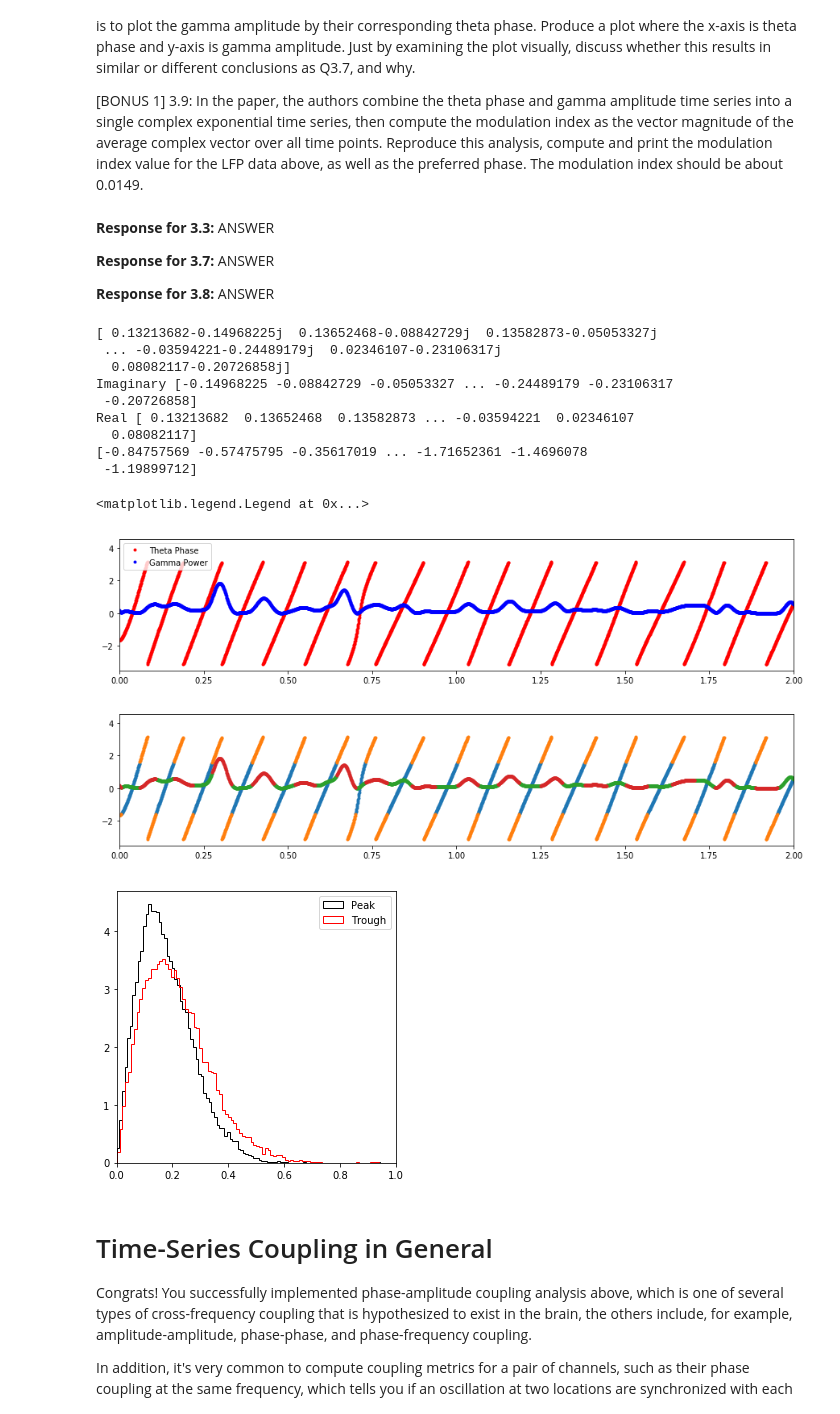
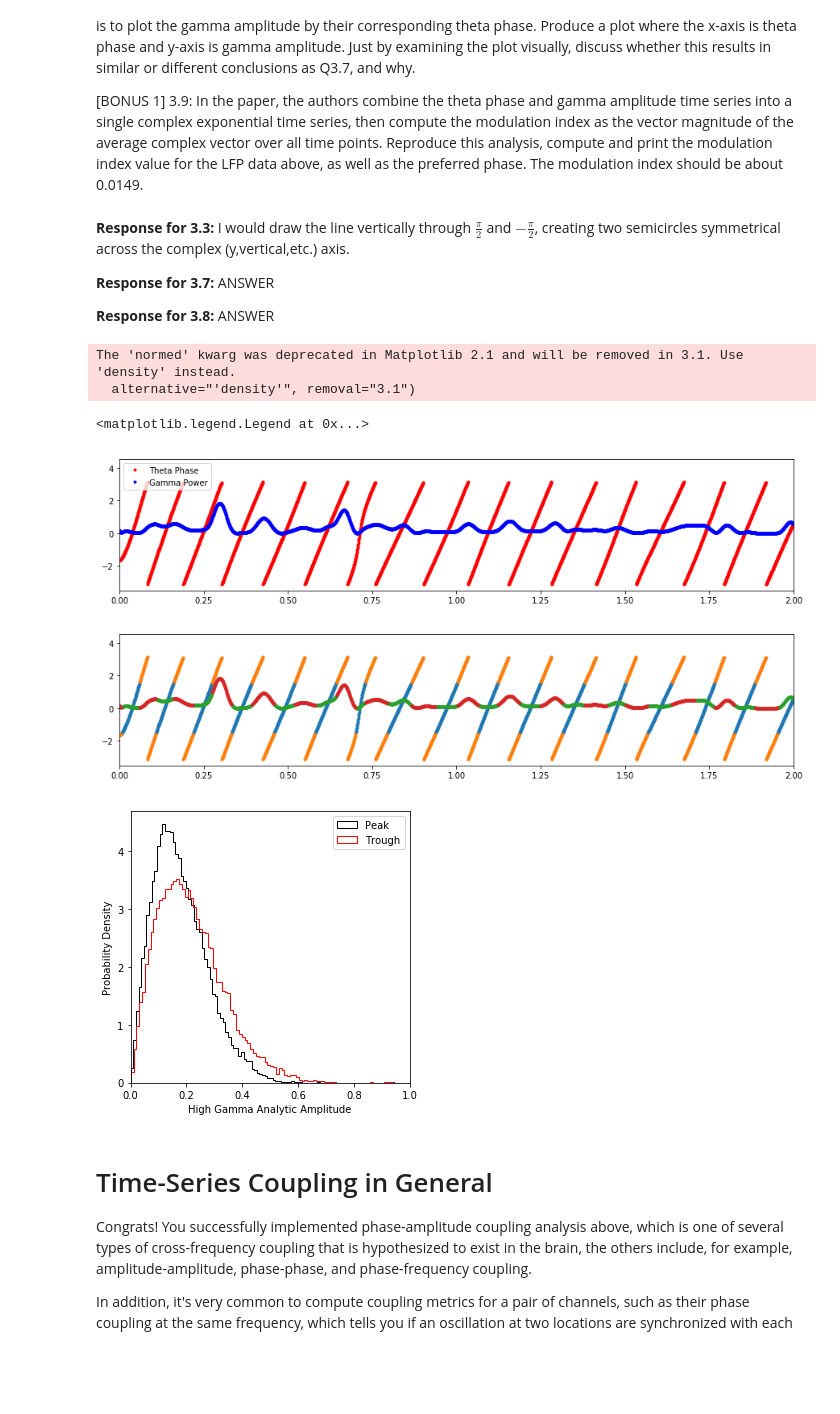
Before and after one commit to rmontehe/COGS118C, a Jupyter notebook: Assignments/Assignment 4/A4-HilbertLFPSpike.ipynb, the cells around one changed output. Saved outputs shown, nothing was run; the diff lists cells and outputs as text; code cells hidden in the pictures; blank space fills up the shorter version.

```diff
--- a/Assignments/Assignment 4/A4-HilbertLFPSpike.ipynb
+++ b/Assignments/Assignment 4/A4-HilbertLFPSpike.ipynb
@@ -270,7 +261,7 @@ There are often multiple oscillations present in a brain recording, at the same
 
 [BONUS 1] 3.9: In the paper, the authors combine the theta phase and gamma amplitude time series into a single complex exponential time series, then compute the modulation index as the vector magnitude of the average complex vector over all time points. Reproduce this analysis, compute and print the modulation index value for the LFP data above, as well as the preferred phase. The modulation index should be about 0.0149.
 # %% [markdown]
-**Response for 3.3:** ANSWER
+**Response for 3.3:** I would draw the line vertically through $\frac{\pi}{2}$ and $-\frac{\pi}{2}$, creating two semicircles symmetrical across the complex (y,vertical,etc.) axis.
 
 **Response for 3.7:** ANSWER
 
@@ -283,46 +274,40 @@ x_a_gamma = my_hilbert(gamma_osc)
 gamma_power, gamma_phase = compute_power_phase(x_a_gamma)
 
 # plot theta phase and gamma power
 plt.figure(figsize=(15,3))
 plt.plot(t_short[:len(theta_phase)], theta_phase, '.', label = "Theta Phase", color = "red")
 plt.plot(t_short[:len(gamma_power)], (gamma_power) * 4, '.', label = "Gamma Power", color = "blue")
 plt.xlim([0,2]); plt.legend()
 
 peak_inds = np.where(np.logical_and(theta_phase>-np.pi/2, theta_phase<np.pi/2))[0]
 trough_inds = np.where(np.logical_or(theta_phase<-np.pi/2, theta_phase>np.pi/2))[0]
 
 plt.figure(figsize=(15,3))
 
 # plot the theta peak and trough phases
 plt.plot(t_short[peak_inds], theta_phase[peak_inds], '.')
 plt.plot(t_short[trough_inds], theta_phase[trough_inds], '.')
 
 # plot the gamma power corresponding to theta peak and trough phases
 plt.plot(t_short[peak_inds], gamma_power[peak_inds]*4, '.')
 plt.plot(t_short[trough_inds], gamma_power[trough_inds]*4, '.')
 
 plt.xlim([0,2])
 
 plt.figure(figsize=(5,5))
 # complete the function call to plot the histogram
-plt.hist(gamma_power[peak_inds] ** (1/2), 100, color='k',normed=True, histtype='step', label='Peak');
-plt.hist(gamma_power[trough_inds] ** (1/2), 100, color='r',normed=True, histtype='step', label='Trough');
-plt.xlim([0,1])
+plt.hist(np.sqrt(gamma_power[peak_inds]), 100, color='k',normed=True, histtype='step', label='Peak');
+plt.hist(np.sqrt(gamma_power[trough_inds]), 100, color='r',normed=True, histtype='step', label='Trough');
+plt.xlim([0,1]); plt.xlabel("High Gamma Analytic Amplitude")
+plt.ylabel("Probability Density")
 plt.legend()
 # %% [output]
-[ 0.13213682-0.14968225j  0.13652468-0.08842729j  0.13582873-0.05053327j
- ... -0.03594221-0.24489179j  0.02346107-0.23106317j
-  0.08082117-0.20726858j]
-Imaginary [-0.14968225 -0.08842729 -0.05053327 ... -0.24489179 -0.23106317
- -0.20726858]
-Real [ 0.13213682  0.13652468  0.13582873 ... -0.03594221  0.02346107
-  0.08082117]
-[-0.84757569 -0.57475795 -0.35617019 ... -1.71652361 -1.4696078
- -1.19899712]
+The 'normed' kwarg was deprecated in Matplotlib 2.1 and will be removed in 3.1. Use 'density' instead.
+  alternative="'density'", removal="3.1")
 <matplotlib.legend.Legend at 0x...>
 [figure]
 [figure]
-[figure, old version]
+[figure, new version]
 # %% [markdown]
 # Time-Series Coupling in General
 Congrats! You successfully implemented phase-amplitude coupling analysis above, which is one of several types of cross-frequency coupling that is hypothesized to exist in the brain, the others include, for example, amplitude-amplitude, phase-phase, and phase-frequency coupling.
```
Also changed, not shown: parts of 3 cells of this notebook.
